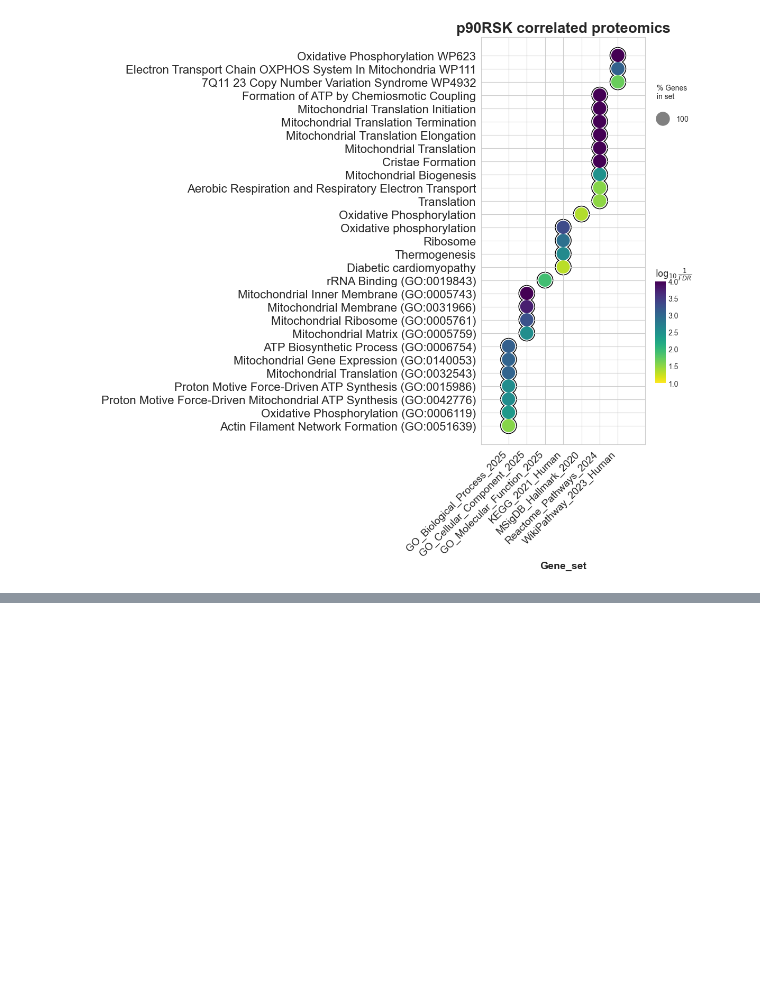
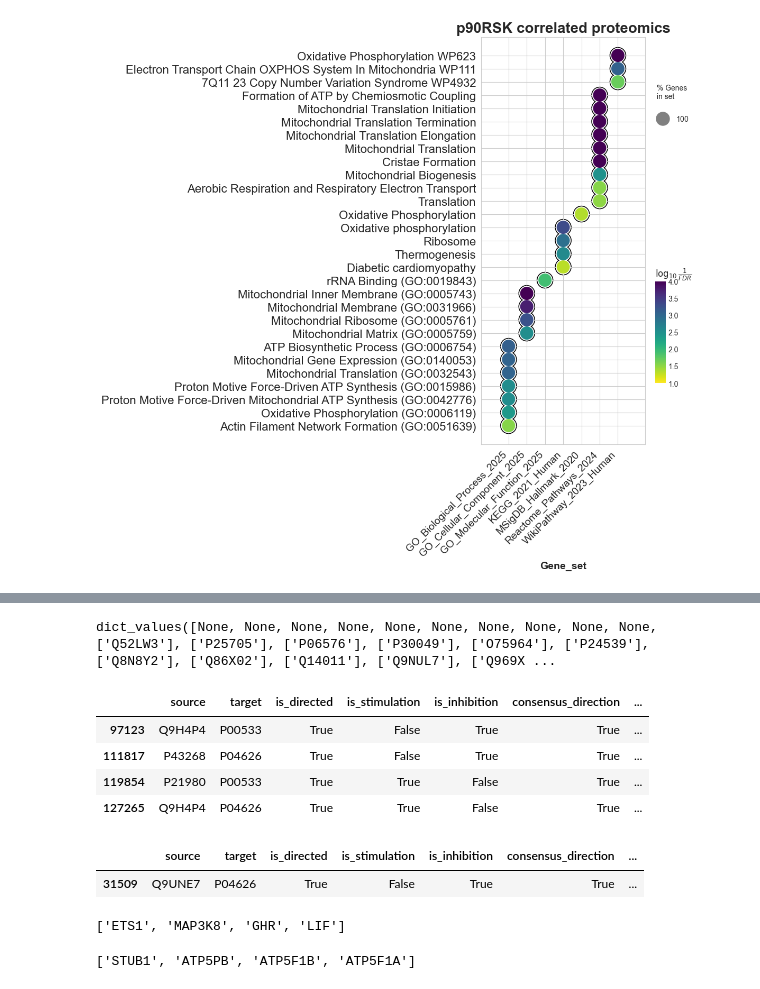
Before and after one commit to frohlich-lab/DeepMechanisticModels, a Jupyter notebook: analysis_marker_correlation.ipynb, the cells around one changed output, grey strips where cells are left out. Drawn from its saved outputs; the diff is of its cells as text; code cells hidden in the pictures; blank space fills up the shorter version.

```diff
--- a/analysis_marker_correlation.ipynb
+++ b/analysis_marker_correlation.ipynb
@@ -218,13 +219,13 @@ Requirement already satisfied: certifi>=2017.4.17 in ./venv/lib/python3.13/site-
 # %%
 import gseapy as gp
 sets = ['GO_Biological_Process_2025', 'GO_Cellular_Component_2025', 'GO_Molecular_Function_2025', 'MSigDB_Hallmark_2020', 'KEGG_2021_Human', 'MSigDB_Computational', 'MSigDB_Oncogenic_Signatures', 'Reactome_Pathways_2024', 'WikiPathway_2023_Human']
-gl = [g[1:] for g in pval[pval < 0.05].index if g.startswith('t')]
-bg = [g[1:] for g in pval.index if g.startswith('t')]
+gl_t = [g[1:] for g in pval[pval < 0.05].index if g.startswith('t')]
+bg_t = [g[1:] for g in pval.index if g.startswith('t')]
 enr_tx = gp.enrichr(
-    gene_list=gl,
+    gene_list=gl_t,
     gene_sets=sets,
     organism='human',
-    background=bg,
+    background=bg_t,
     outdir=None,
 )
 enr_tx.results.sort_values('Adjusted P-value', ascending=True)
@@ -299,0 +362,6 @@ ax = gp.dotplot(
+# %%
+import omnipath
+op = omnipath.interactions.PostTranslational()
+df_ptm = op.get()
+erbb_upids = [upid for upids in symbols_to_uniprot(['EGFR', 'ERBB2']).values() for upid in upids if upids]
+erbb_upids
@@ -299,0 +374,3 @@ ax = gp.dotplot(
+# %%
+upid_t = symbols_to_uniprot(gl_t)
+upid_p = symbols_to_uniprot(gl_p)
@@ -299,0 +390,25 @@ ax = gp.dotplot(
+# %%
+upid_p.values()
+# %% [output]
+dict_values([None, None, None, None, None, None, None, None, None, None, ['Q52LW3'], ['P25705'], ['P06576'], ['P30049'], ['O75964'], ['P24539'], ['Q8N8Y2'], ['Q86X02'], ['Q14011'], ['Q9NUL7'], ['Q969X ...
+# %%
+df_ptm[
+    (df_ptm['target'].isin(erbb_upids))
+    &
+    (df_ptm['source'].isin([upid for upids in upid_t.values() if upids for upid in upids]))
+]
+# %% [output]
+|  | source | target | is_directed | is_stimulation | is_inhibition | consensus_direction | ... |
+| 97123 | Q9H4P4 | P00533 | True | False | True | True | ... |
+| 111817 | P43268 | P04626 | True | False | True | True | ... |
+| 119854 | P21980 | P00533 | True | True | False | True | ... |
+| 127265 | Q9H4P4 | P04626 | True | True | False | True | ... |
+# %%
+df_ptm[
+    (df_ptm['target'].isin(erbb_upids))
+    &
+    (df_ptm['source'].isin([upid for upids in upid_p.values() if upids for upid in upids]))
+]
+# %% [output]
+|  | source | target | is_directed | is_stimulation | is_inhibition | consensus_direction | ... |
+| 31509 | Q9UNE7 | P04626 | True | False | True | True | ... |
@@ -299,0 +418,10 @@ ax = gp.dotplot(
+# %%
+egfr_t = [g for g in egfr_cp if g in gl_t]
+egfr_t
+# %% [output]
+['ETS1', 'MAP3K8', 'GHR', 'LIF']
+# %%
+egfr_p = [g for g in egfr_cp if g in gl_p]
+egfr_p
+# %% [output]
+['STUB1', 'ATP5PB', 'ATP5F1B', 'ATP5F1A']
```
Also changed, not shown: parts of 12 cells of this notebook.
